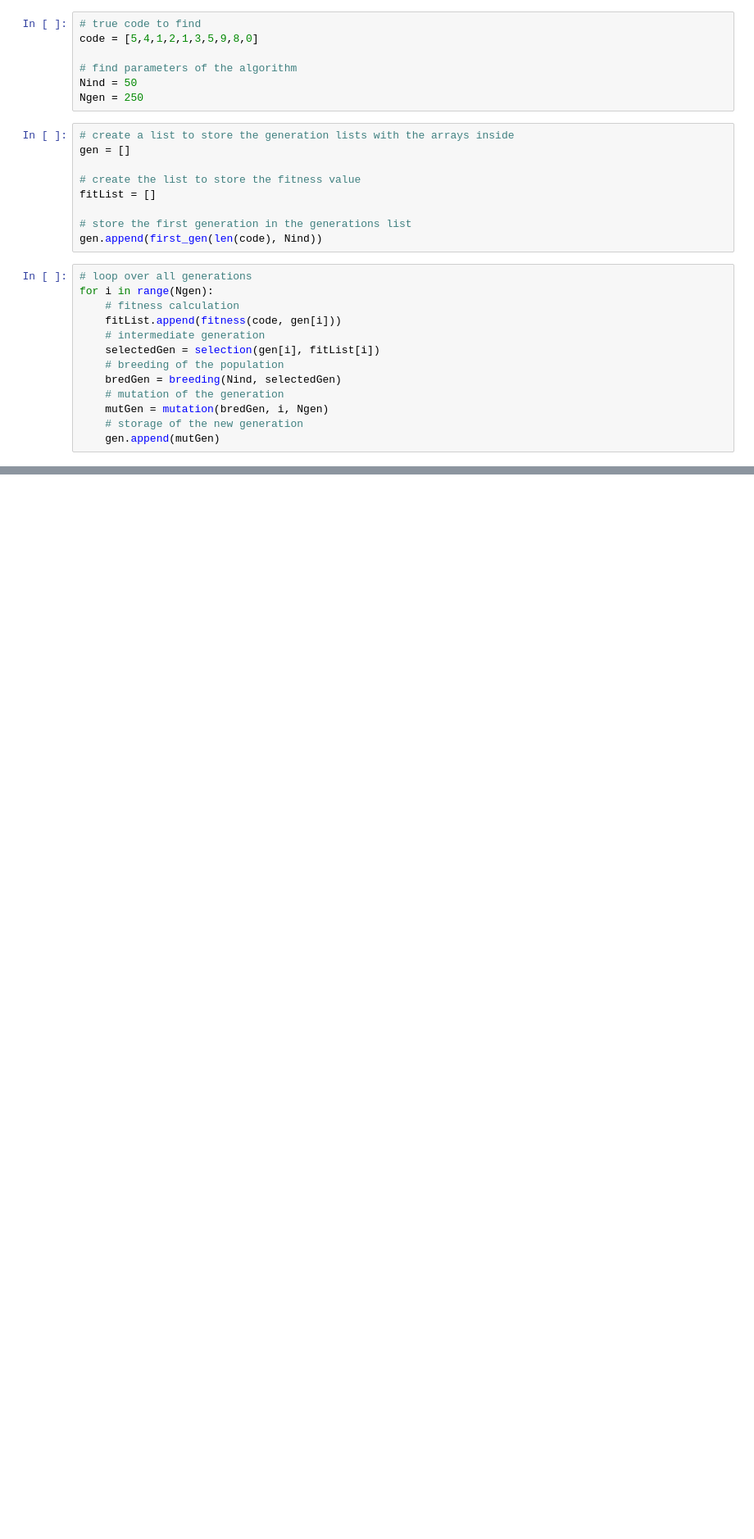
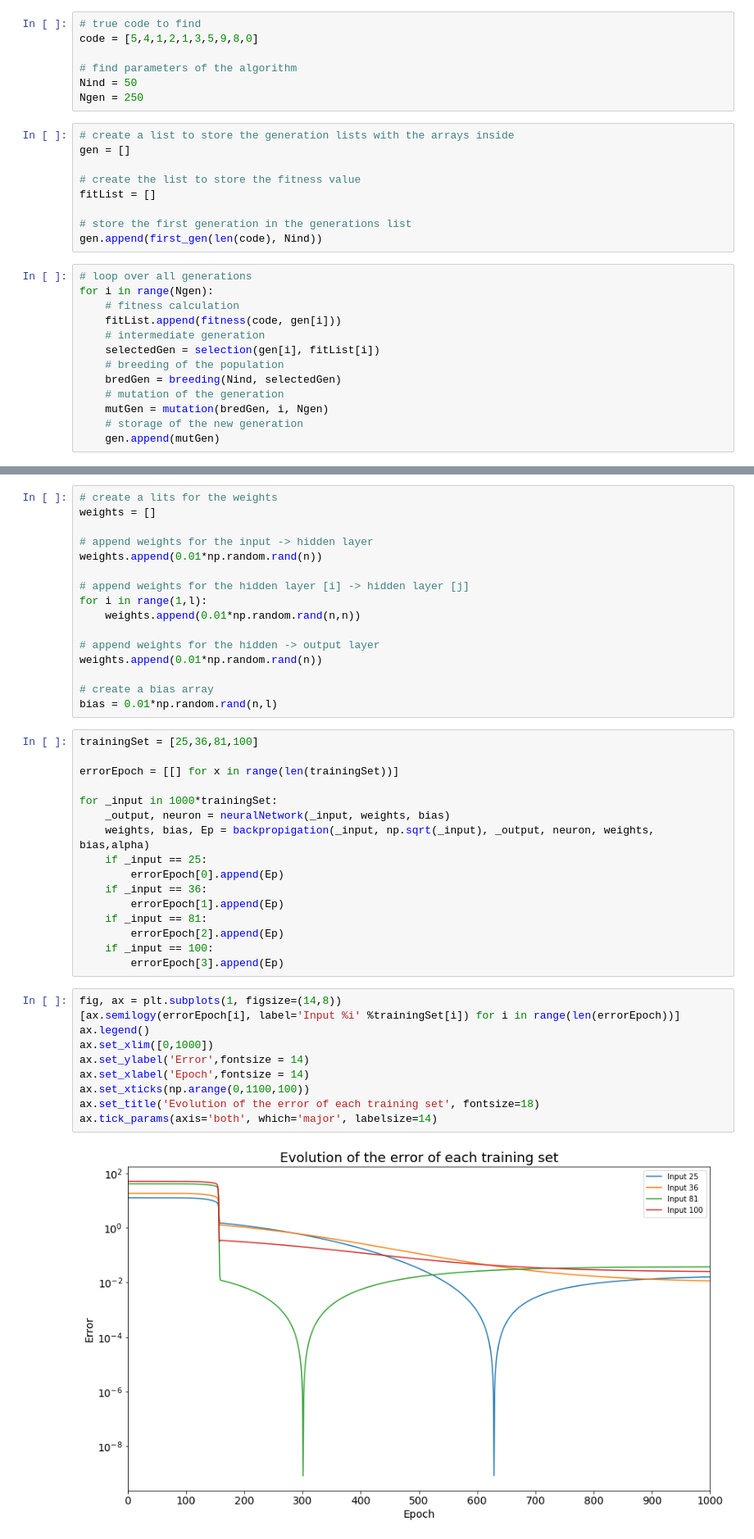
Before and after one commit to jlobatop/GA-CFD-MO, a Jupyter notebook: optimization/basicsMachineLearning.ipynb, the cells around one changed output, grey strips where cells are left out. Shown at 82% size. Saved outputs shown, nothing was run; the diff lists cells and outputs as text; blank space fills up the shorter version.

Commit message:
Artificial neural network

```diff
--- a/optimization/basicsMachineLearning.ipynb
+++ b/optimization/basicsMachineLearning.ipynb
@@ -239,0 +267,44 @@ Output After Training:
+# %%
+# create a lits for the weights
+weights = []
+
+# append weights for the input -> hidden layer
+weights.append(0.01*np.random.rand(n))
+
+# append weights for the hidden layer [i] -> hidden layer [j]
+for i in range(1,l):
+    weights.append(0.01*np.random.rand(n,n))
+
+# append weights for the hidden -> output layer
+weights.append(0.01*np.random.rand(n))
+
+# create a bias array
+bias = 0.01*np.random.rand(n,l)
+# %%
+trainingSet = [25,36,81,100]
+
+errorEpoch = [[] for x in range(len(trainingSet))]
+
+for _input in 1000*trainingSet:
+    _output, neuron = neuralNetwork(_input, weights, bias)
+    weights, bias, Ep = backpropigation(_input, np.sqrt(_input), _output, neuron, weights, bias,alpha)
+    if _input == 25:
+        errorEpoch[0].append(Ep)
+    if _input == 36:
+        errorEpoch[1].append(Ep)
+    if _input == 81:
+        errorEpoch[2].append(Ep)
+    if _input == 100:
+        errorEpoch[3].append(Ep)
+# %%
+fig, ax = plt.subplots(1, figsize=(14,8))
+[ax.semilogy(errorEpoch[i], label='Input %i' %trainingSet[i]) for i in range(len(errorEpoch))]
+ax.legend()
+ax.set_xlim([0,1000])
+ax.set_ylabel('Error',fontsize = 14)
+ax.set_xlabel('Epoch',fontsize = 14)
+ax.set_xticks(np.arange(0,1100,100))
+ax.set_title('Evolution of the error of each training set', fontsize=18)
+ax.tick_params(axis='both', which='major', labelsize=14)
+# %% [output]
+[figure, added]
```
Also changed, not shown: parts of 23 cells of this notebook, 2 other files.
